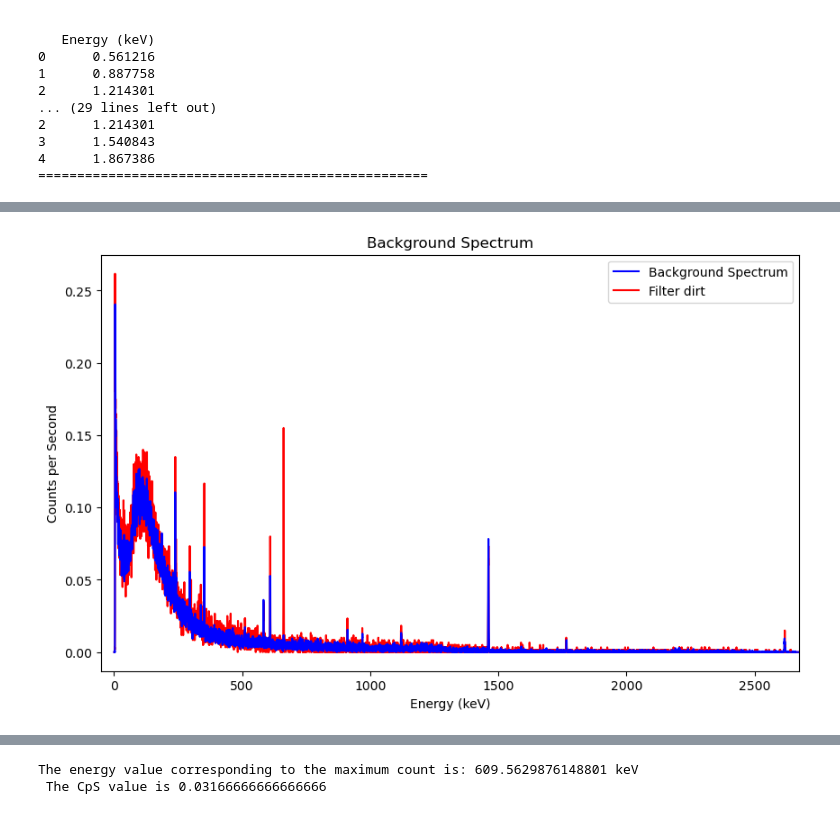
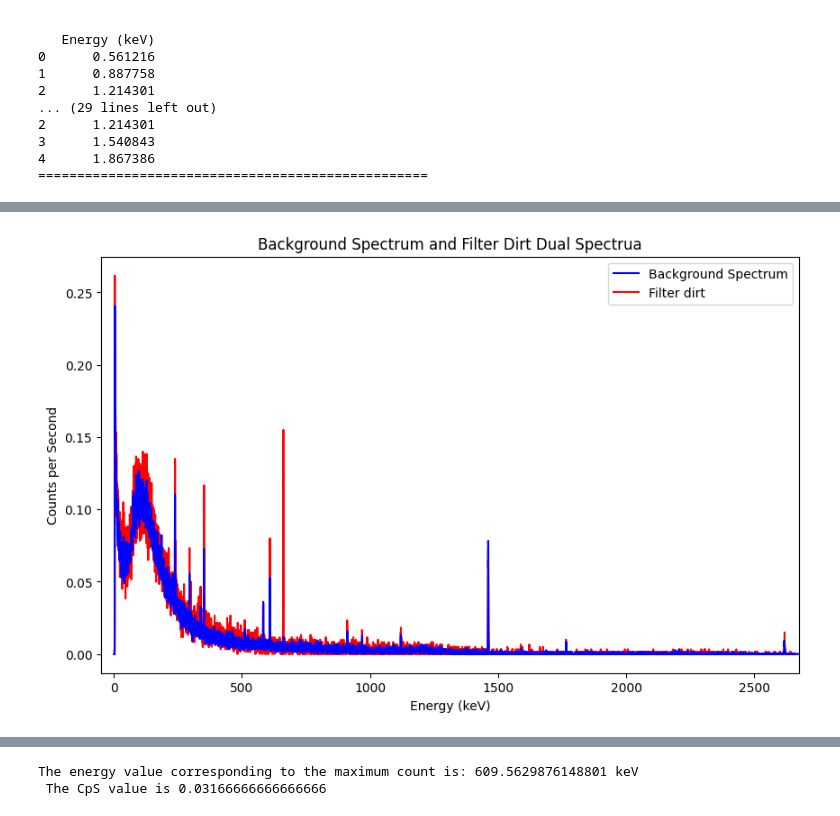
Before and after one commit to kearb-stomp/AdvLabs, a Jupyter notebook: Lab 2/Task 4.ipynb, the cells around one changed output, grey strips where cells are left out. Saved outputs shown, nothing was run; the diff lists cells and outputs as text; code cells hidden in the pictures.

Commit message:
Updated plot for task 4 dual spectra

```diff
--- a/Lab 2/Task 4.ipynb
+++ b/Lab 2/Task 4.ipynb
@@ -165,19 +165,19 @@ background_dict['Energy (keV)'] = channel_to_energy(background_dict['Channel'])
 # %%
 #Create a plot of the background spectrum and filter spectrum superimposed
 plt.figure(figsize=(10, 6))
 plt.plot(background_dict['Energy (keV)'], background_dict['Counts per Second'], label='Background Spectrum', color='blue', zorder=2)
-plt.title('Background Spectrum')
+plt.title('Background Spectrum and Filter Dirt Dual Spectrua')
 plt.plot(object_dict['Filter dirt']['Energy (keV)'], object_dict['Filter dirt']['Counts per Second'], label='Filter dirt', color='red', zorder=1)
 plt.xlabel('Energy (keV)')
 plt.ylabel('Counts per Second')
 #plt.ylim(bottom=0, top=2.0)
 plt.legend()
 #plt.grid()
 plt.xlim(left=-50, right=background_dict['Energy (keV)'].max())
 
 plt.show()
 # %% [output]
-[figure, old version]
+[figure, new version]
 # %%
 #Create the peaks_dict
 peaks_dict = {}
```
Also changed, not shown: parts of 3 cells of this notebook.
